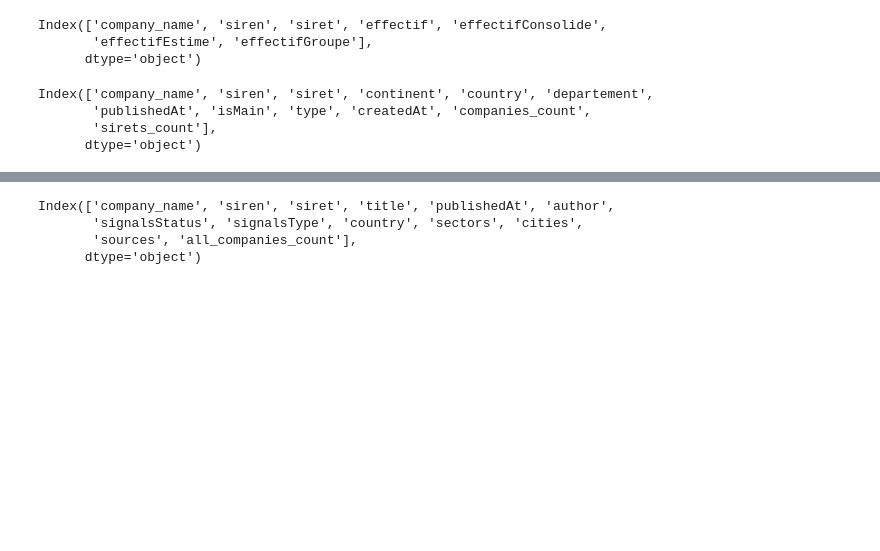
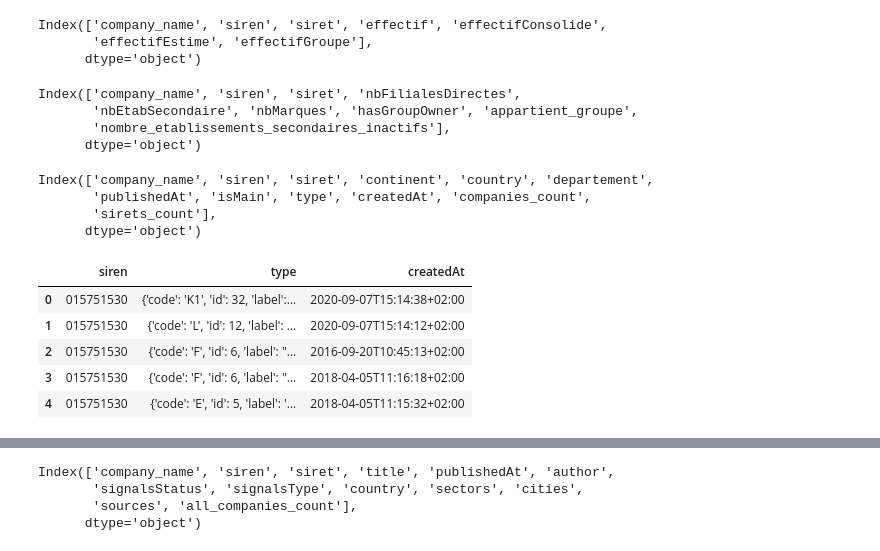
Before and after one commit to dev-labarre/ose-main, a Jupyter notebook: notebooks/knn_topdrop.ipynb, the cells around one changed output, grey strips where cells are left out. Saved outputs shown, nothing was run; the diff lists cells and outputs as text; code cells hidden in the pictures; blank space fills up the shorter version.

```diff
--- a/notebooks/knn_topdrop.ipynb
+++ b/notebooks/knn_topdrop.ipynb
@@ -99,3 +181,10 @@ workforce_feat = df_workforce[['siren', 'effectif']].copy()
 
 # Convert to numeric (if needed)
 # workforce_feat['effectif'] = pd.to_numeric(workforce_feat['effectif'], errors='coerce')
+# %%
+df_structure.columns
+# %% [output]
+Index(['company_name', 'siren', 'siret', 'nbFilialesDirectes',
+       'nbEtabSecondaire', 'nbMarques', 'hasGroupOwner', 'appartient_groupe',
+       'nombre_etablissements_secondaires_inactifs'],
+      dtype='object')
@@ -106,3 +197,14 @@ Index(['company_name', 'siren', 'siret', 'continent', 'country', 'departement',
        'publishedAt', 'isMain', 'type', 'createdAt', 'companies_count',
        'sirets_count'],
       dtype='object')
+# %%
+# Prepare signals
+signals_feat = df_signals[['siren', 'type', 'createdAt']].copy()
+signals_feat.head()
+# %% [output]
+|  | siren | type | createdAt |
+| 0 | 015751530 | {'code': 'K1', 'id': 32, 'label':... | 2020-09-07T15:14:38+02:00 |
+| 1 | 015751530 | {'code': 'L', 'id': 12, 'label': ... | 2020-09-07T15:14:12+02:00 |
+| 2 | 015751530 | {'code': 'F', 'id': 6, 'label': "... | 2016-09-20T10:45:13+02:00 |
+| 3 | 015751530 | {'code': 'F', 'id': 6, 'label': "... | 2018-04-05T11:16:18+02:00 |
+| 4 | 015751530 | {'code': 'E', 'id': 5, 'label': '... | 2018-04-05T11:15:32+02:00 |
```
Also changed, not shown: parts of 7 cells of this notebook.
